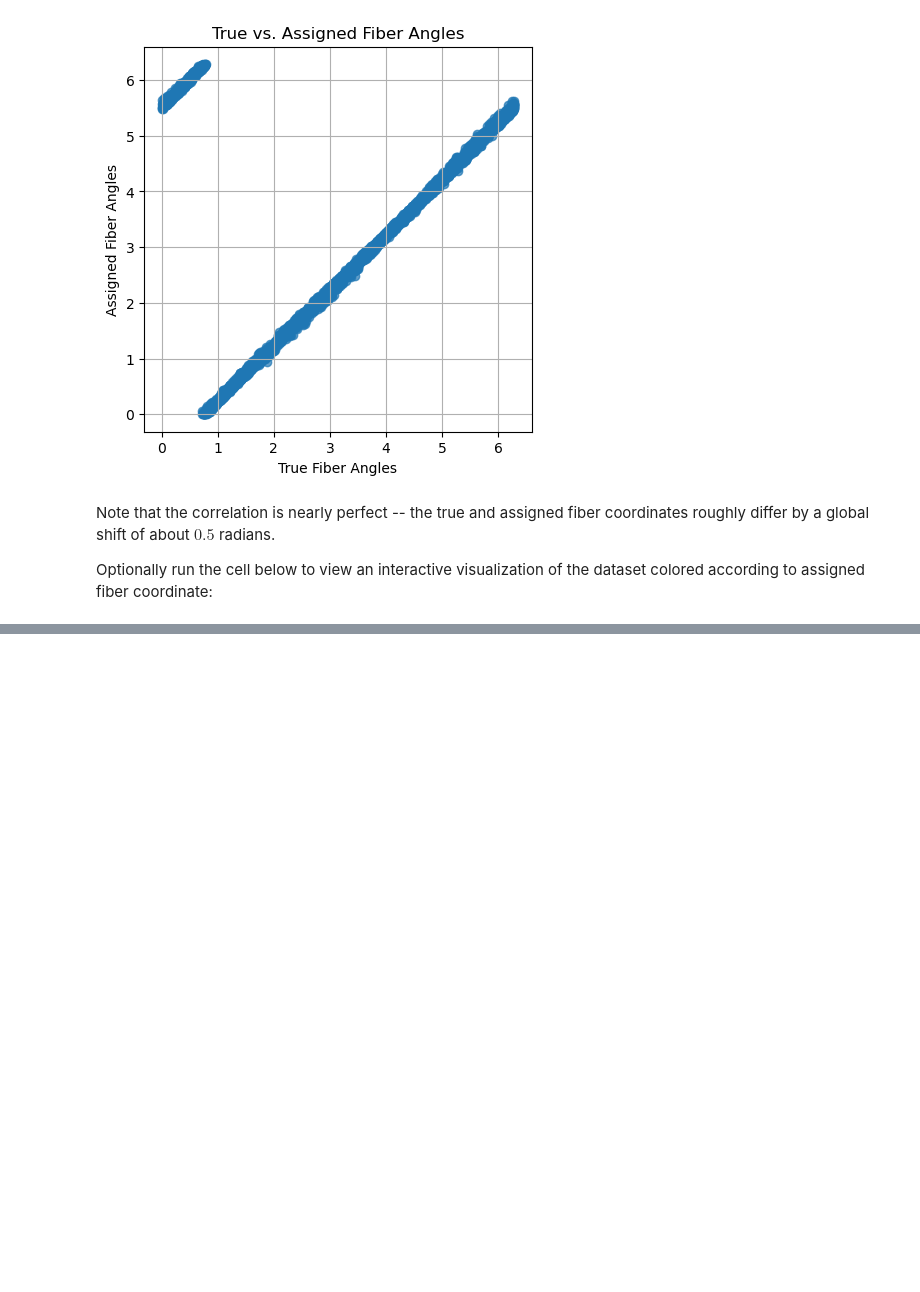
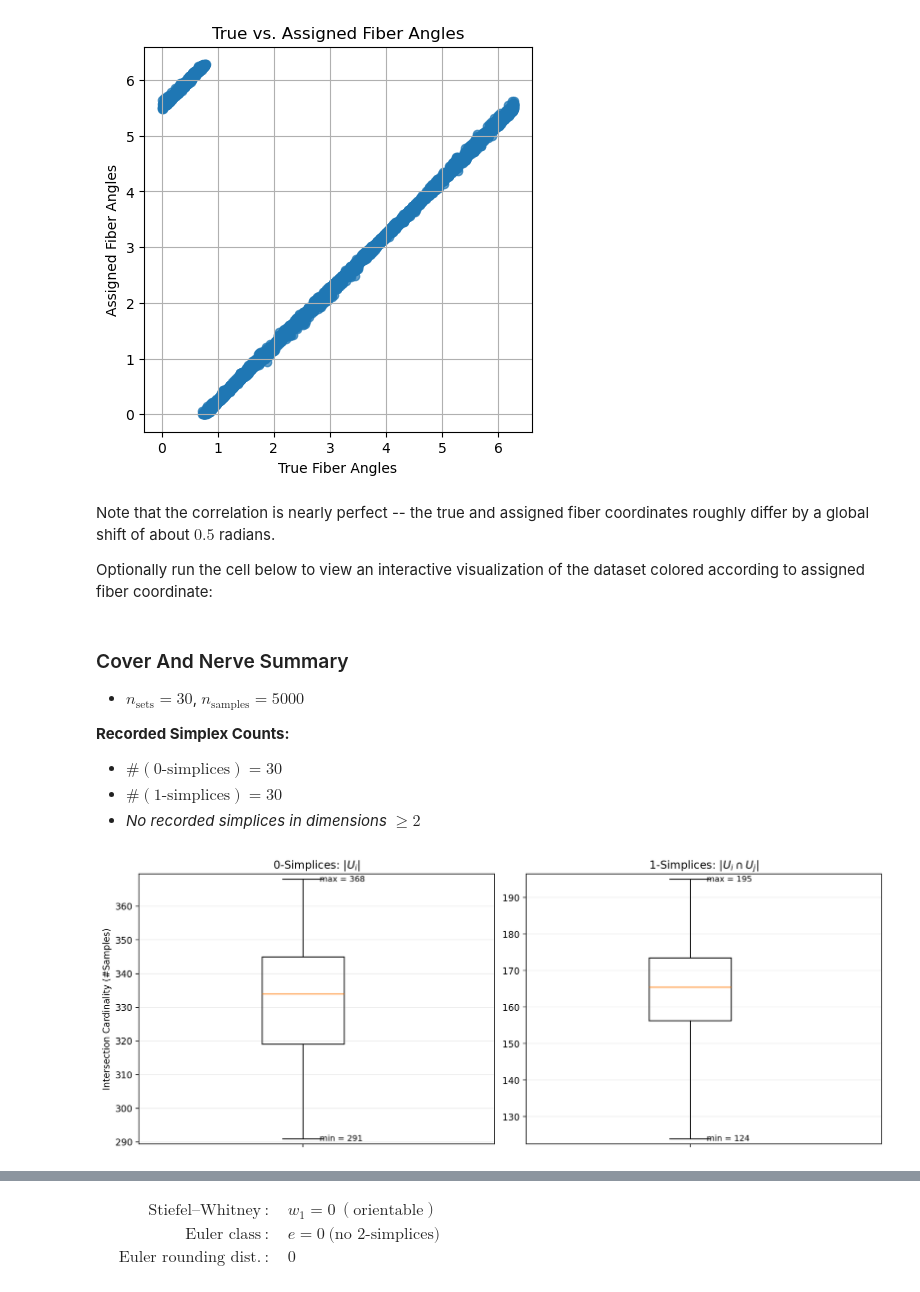
Before and after one commit to bradturow/Circle_Bundles, a Jupyter notebook: notebooks/tutorials/core/01_product_torus.ipynb, the cells around one changed output, grey strips where cells are left out. Cells and saved outputs as stored; diff of their text form; code cells hidden in the pictures; blank space fills up the shorter version.

```diff
--- a/notebooks/tutorials/core/01_product_torus.ipynb
+++ b/notebooks/tutorials/core/01_product_torus.ipynb
@@ -115,3 +108,15 @@ Note that the correlation is nearly perfect -- the true and assigned fiber coord
 Optionally run the cell below to view an interactive visualization of the dataset colored according to assigned fiber coordinate:
 # %%
 app = cb.show_bundle_vis(base_points = base_points, data = data, colors = fiber_angles)
+# %%
+summ = bundle.summary()
+# %% [output]
+### Cover And Nerve Summary
+- $n_\text{sets} = 30$, $n_\text{samples} = 5000$
+
+**Recorded Simplex Counts:**
+
+- $\#(\text{0-simplices}) = 30$
+- $\#(\text{1-simplices}) = 30$
+- *No recorded simplices in dimensions* $\ge 2$
+[figure, added]
@@ -117,0 +124 @@ app = cb.show_bundle_vis(base_points = base_points, data = data, colors = fiber_
+$\displaystyle \begin{aligned}\quad \text{Stiefel--Whitney} &:\quad w_1 = 0\ (\text{orientable})\\[4pt]\quad \text{Euler class} &:\quad e = 0\ \text{(no 2-simplices)}\\[4pt]\quad \text{Euler rounding dist.} &:\quad 0\end{aligned}$
```
Also changed, not shown: parts of 4 cells of this notebook, 8 other files.
